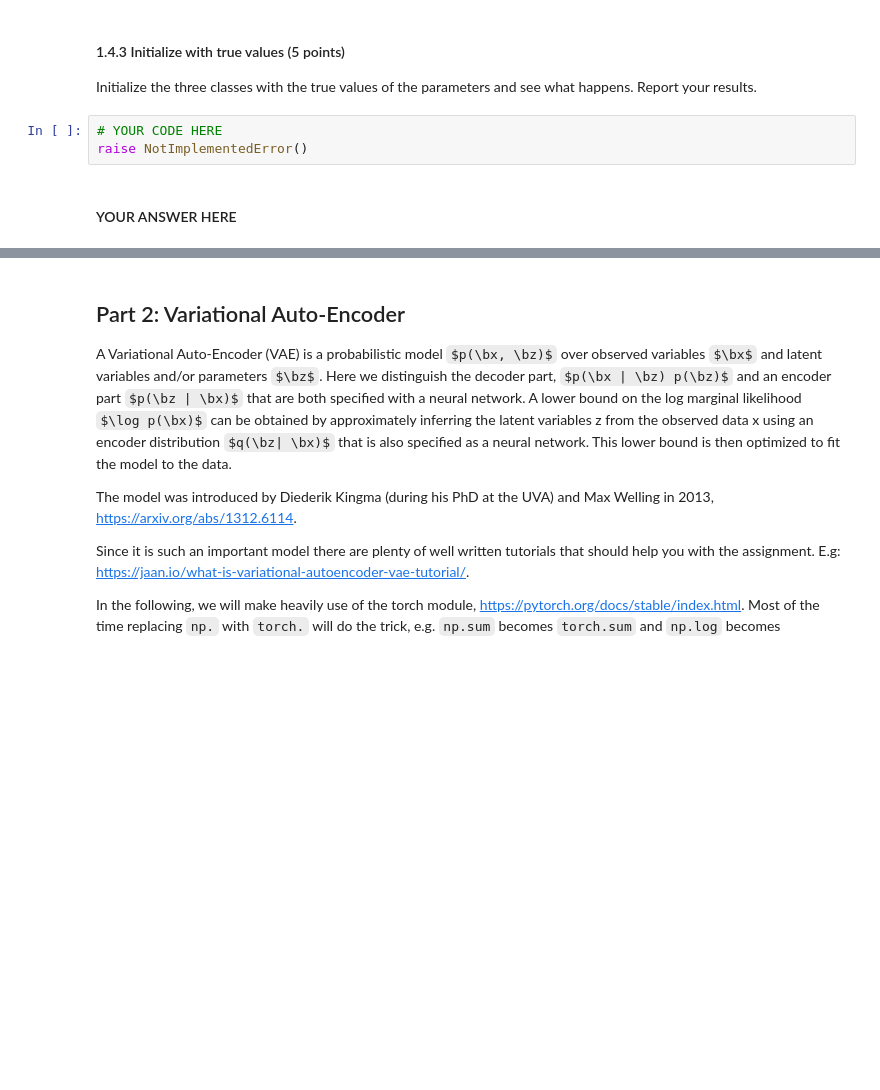
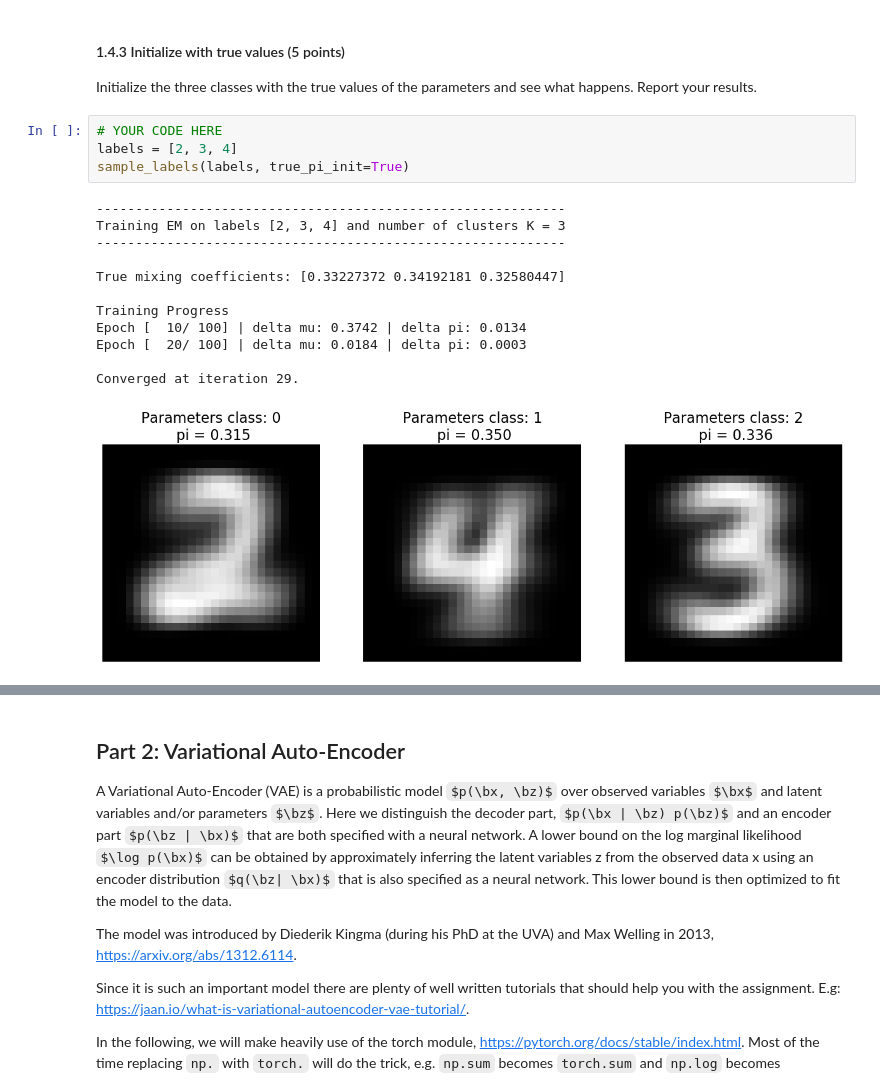
Before and after one commit to ioangatop/machine_learning_2, a Jupyter notebook: lab_3/12402559_12141666_lab3.ipynb, the cells around one changed output, grey strips where cells are left out. Drawn from its saved outputs; the diff is of its cells as text; some formulas as TeX source; blank space fills up the shorter version.

```diff
--- a/lab_3/12402559_12141666_lab3.ipynb
+++ b/lab_3/12402559_12141666_lab3.ipynb
@@ -265,8 +316,20 @@ raise NotImplementedError()
 # %% [markdown]
 #### 1.4.3 Initialize with true values (5 points)
 Initialize the three classes with the true values of the parameters and see what happens. Report your results.
-# %%
-# YOUR CODE HERE
-raise NotImplementedError()
-# %% [markdown]
-#### YOUR ANSWER HERE
+# %%
+# YOUR CODE HERE
+labels = [2, 3, 4]
+sample_labels(labels, true_pi_init=True)
+# %% [output]
+------------------------------------------------------------
+Training EM on labels [2, 3, 4] and number of clusters K = 3
+------------------------------------------------------------
+
+True mixing coefficients: [0.33227372 0.34192181 0.32580447]
+
+Training Progress
+Epoch [  10/ 100] | delta mu: 0.3742 | delta pi: 0.0134
+Epoch [  20/ 100] | delta mu: 0.0184 | delta pi: 0.0003
+
+Converged at iteration 29.
+[figure, added]
```
Also changed, not shown: parts of 9 cells of this notebook.
